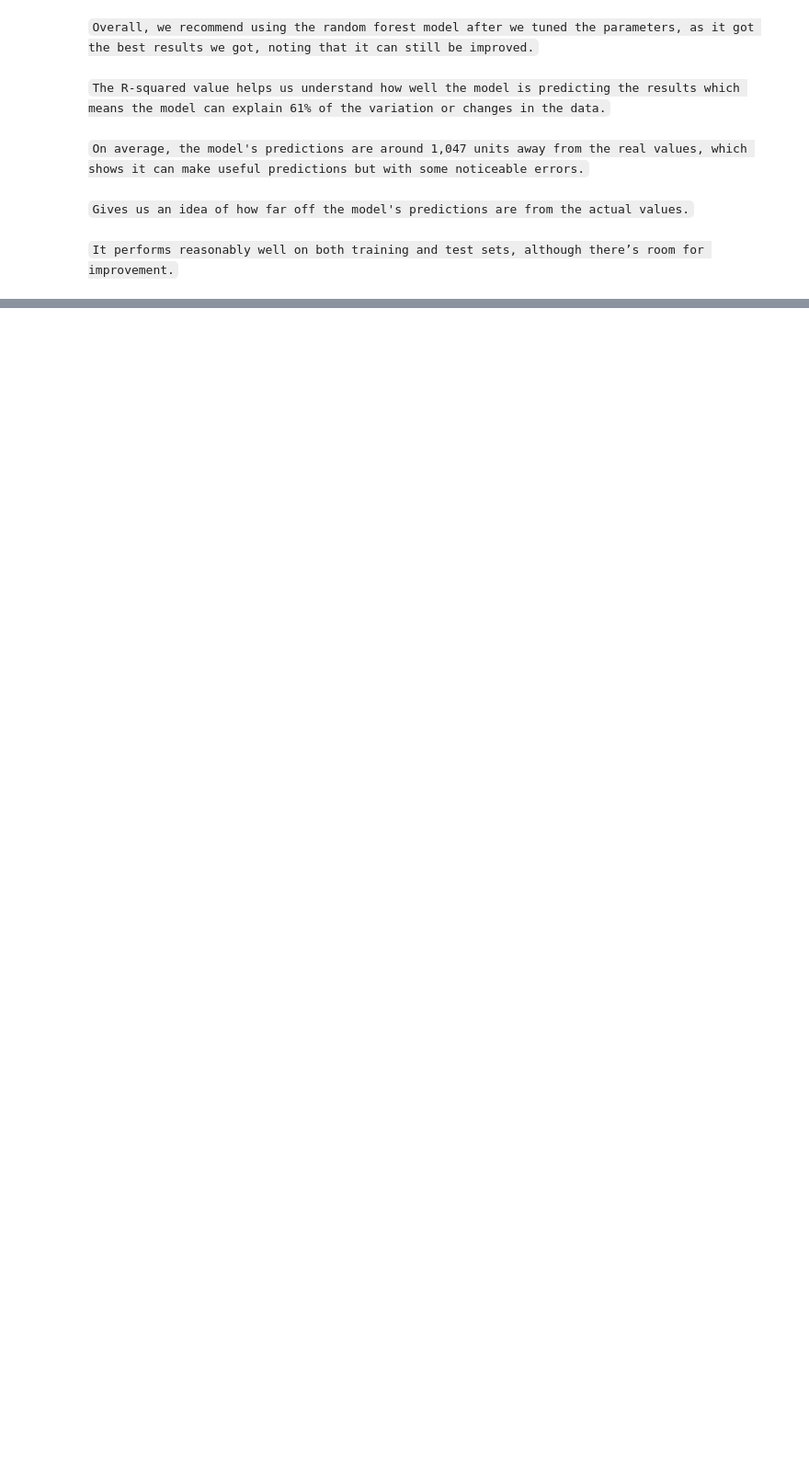
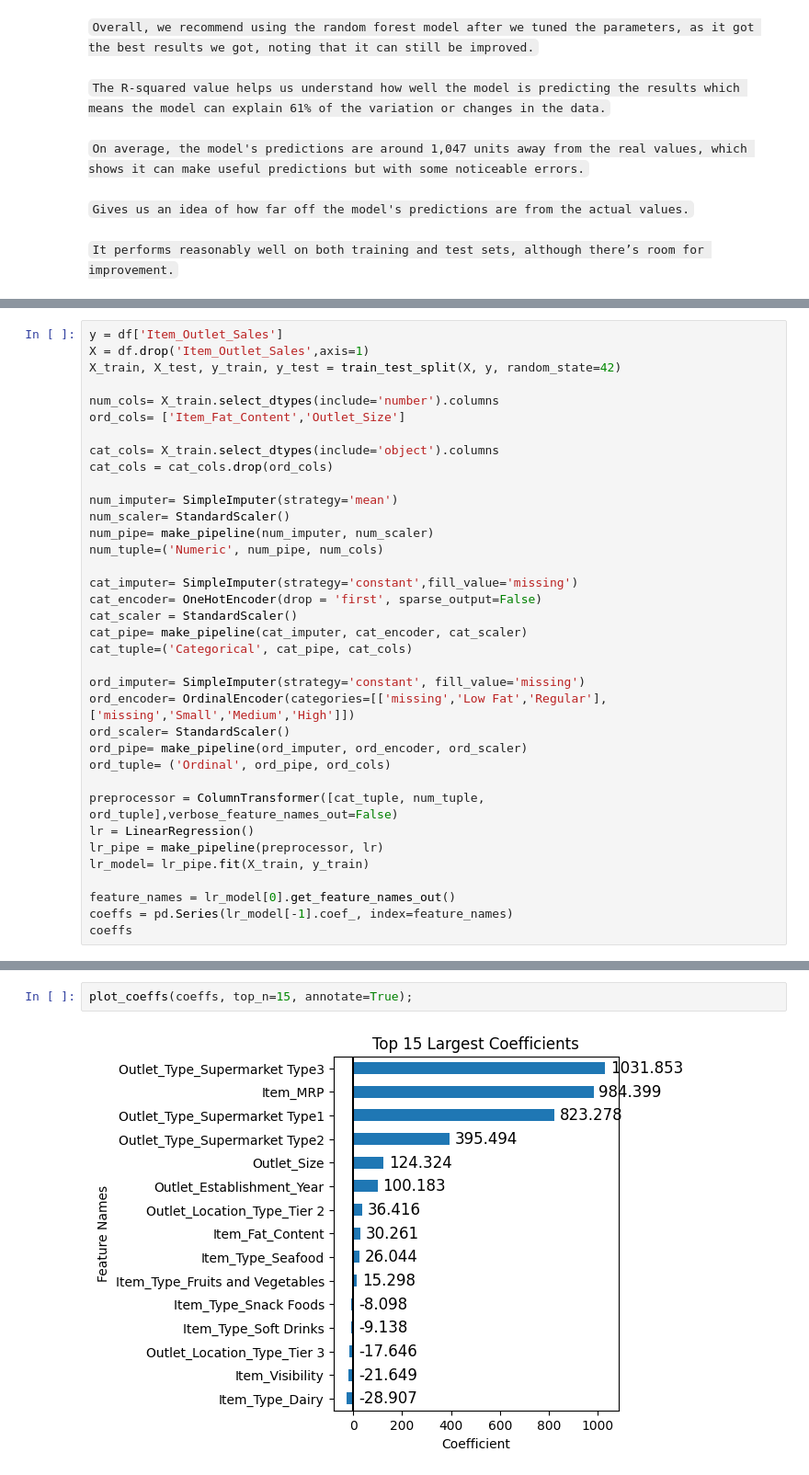
Before and after one commit to FoozBarakat/Prediction-of-Product-Sales, a Jupyter notebook: Prediction_of_Product_Sales.ipynb, the cells around one changed output, grey strips where cells are left out. Shown at 92% size. Cells and saved outputs as stored; diff of their text form; blank space fills up the shorter version.

```diff
--- a/Prediction_of_Product_Sales.ipynb
+++ b/Prediction_of_Product_Sales.ipynb
@@ -1357,0 +1433,36 @@ Random Forest Metrics
+# %%
+y = df['Item_Outlet_Sales']
+X = df.drop('Item_Outlet_Sales',axis=1)
+X_train, X_test, y_train, y_test = train_test_split(X, y, random_state=42)
+
+num_cols= X_train.select_dtypes(include='number').columns
+ord_cols= ['Item_Fat_Content','Outlet_Size']
+
+cat_cols= X_train.select_dtypes(include='object').columns
+cat_cols = cat_cols.drop(ord_cols)
+
+num_imputer= SimpleImputer(strategy='mean')
+num_scaler= StandardScaler()
+num_pipe= make_pipeline(num_imputer, num_scaler)
+num_tuple=('Numeric', num_pipe, num_cols)
+
+cat_imputer= SimpleImputer(strategy='constant',fill_value='missing')
+cat_encoder= OneHotEncoder(drop = 'first', sparse_output=False)
+cat_scaler = StandardScaler()
+cat_pipe= make_pipeline(cat_imputer, cat_encoder, cat_scaler)
+cat_tuple=('Categorical', cat_pipe, cat_cols)
+
+ord_imputer= SimpleImputer(strategy='constant', fill_value='missing')
+ord_encoder= OrdinalEncoder(categories=[['missing','Low Fat','Regular'],['missing','Small','Medium','High']])
+ord_scaler= StandardScaler()
+ord_pipe= make_pipeline(ord_imputer, ord_encoder, ord_scaler)
+ord_tuple= ('Ordinal', ord_pipe, ord_cols)
+
+preprocessor = ColumnTransformer([cat_tuple, num_tuple, ord_tuple],verbose_feature_names_out=False)
+lr = LinearRegression()
+lr_pipe = make_pipeline(preprocessor, lr)
+lr_model= lr_pipe.fit(X_train, y_train)
+
+feature_names = lr_model[0].get_feature_names_out()
+coeffs = pd.Series(lr_model[-1].coef_, index=feature_names)
+coeffs
@@ -1357,0 +1488,4 @@ Random Forest Metrics
+# %%
+plot_coeffs(coeffs, top_n=15, annotate=True);
+# %% [output]
+[figure, added]
```
Also changed, not shown: parts of 30 cells of this notebook.
